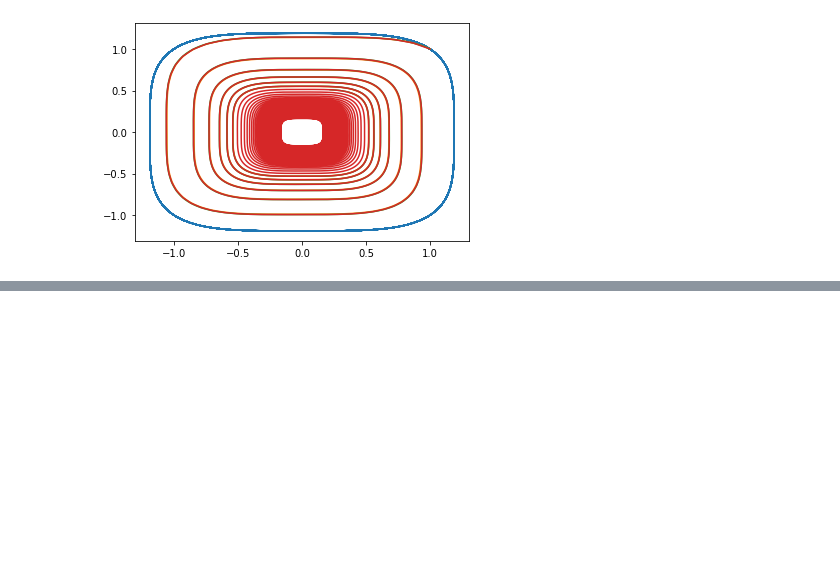
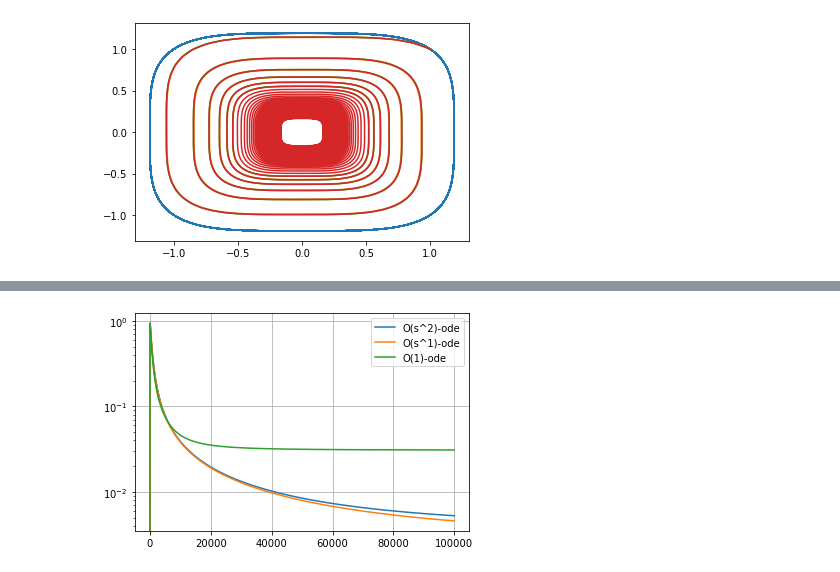
Before and after one commit to jkasalt/ganz_OptML, a Jupyter notebook: odes.ipynb, the cells around one changed output, grey strips where cells are left out. Drawn from its saved outputs; the diff is of its cells as text; code cells hidden in the pictures; blank space fills up the shorter version.

```diff
--- a/odes.ipynb
+++ b/odes.ipynb
@@ -152,0 +190,16 @@ ax.legend()
+# %%
+
+diff2 = np.sqrt(((z_egdta - z_egode2[idx]) ** 2).sum(axis=1))
+diff1 = np.sqrt(((z_egdta - z_egode1[idx]) ** 2).sum(axis=1))
+diff0 = np.sqrt(((z_egdta - z_egode0[idx]) ** 2).sum(axis=1))
+
+fig, ax = plt.subplots()
+ax.plot(np.arange(len(diff2)), diff2, label="O(s^2)-ode")
+ax.plot(np.arange(len(diff1)), diff1, label="O(s^1)-ode")
+ax.plot(np.arange(len(diff0)), diff0, label="O(1)-ode")
+ax.set_yscale("log")
+ax.legend()
+plt.grid(visible=True)
+fig.savefig("actual_cubeloss_osr.png", dpi=80, bbox_inches="tight")
+# %% [output]
+[figure, added]
```
Also changed, not shown: parts of 5 cells of this notebook.
